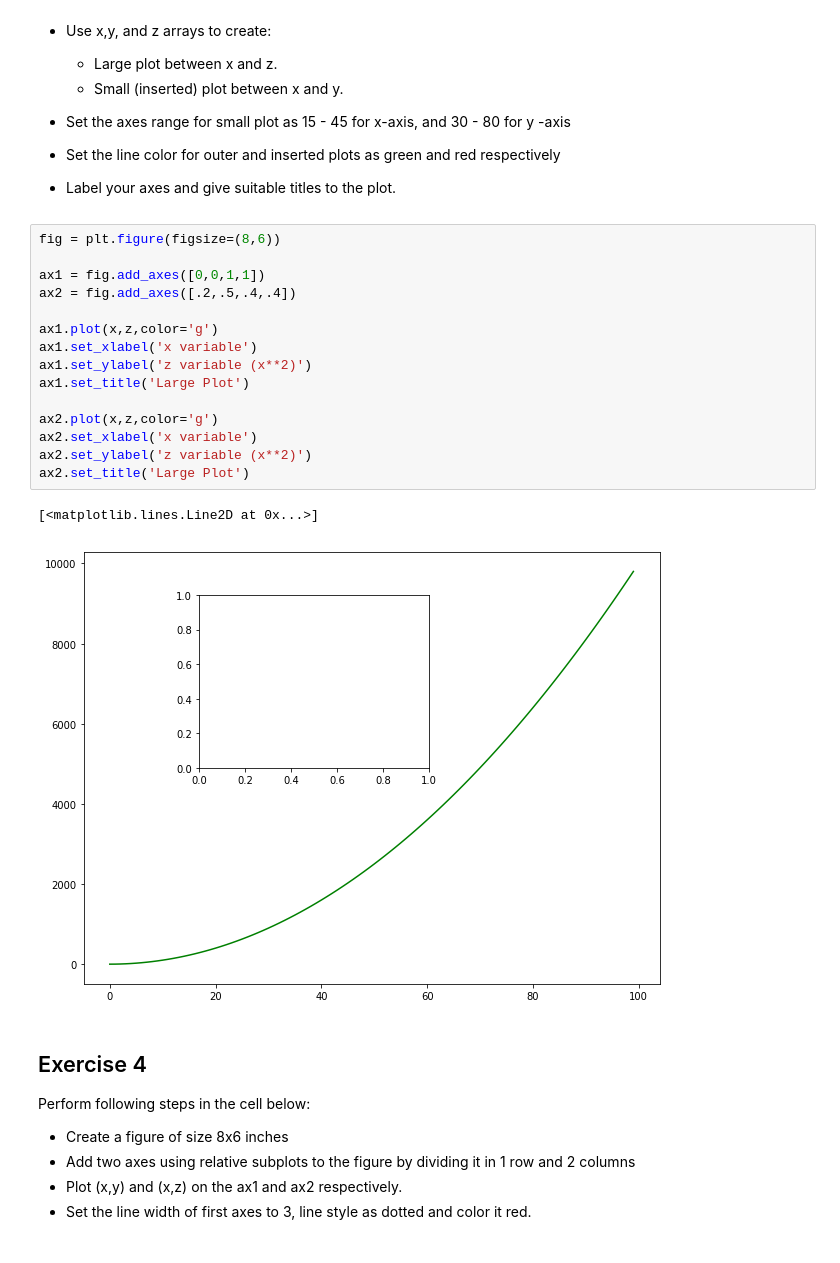
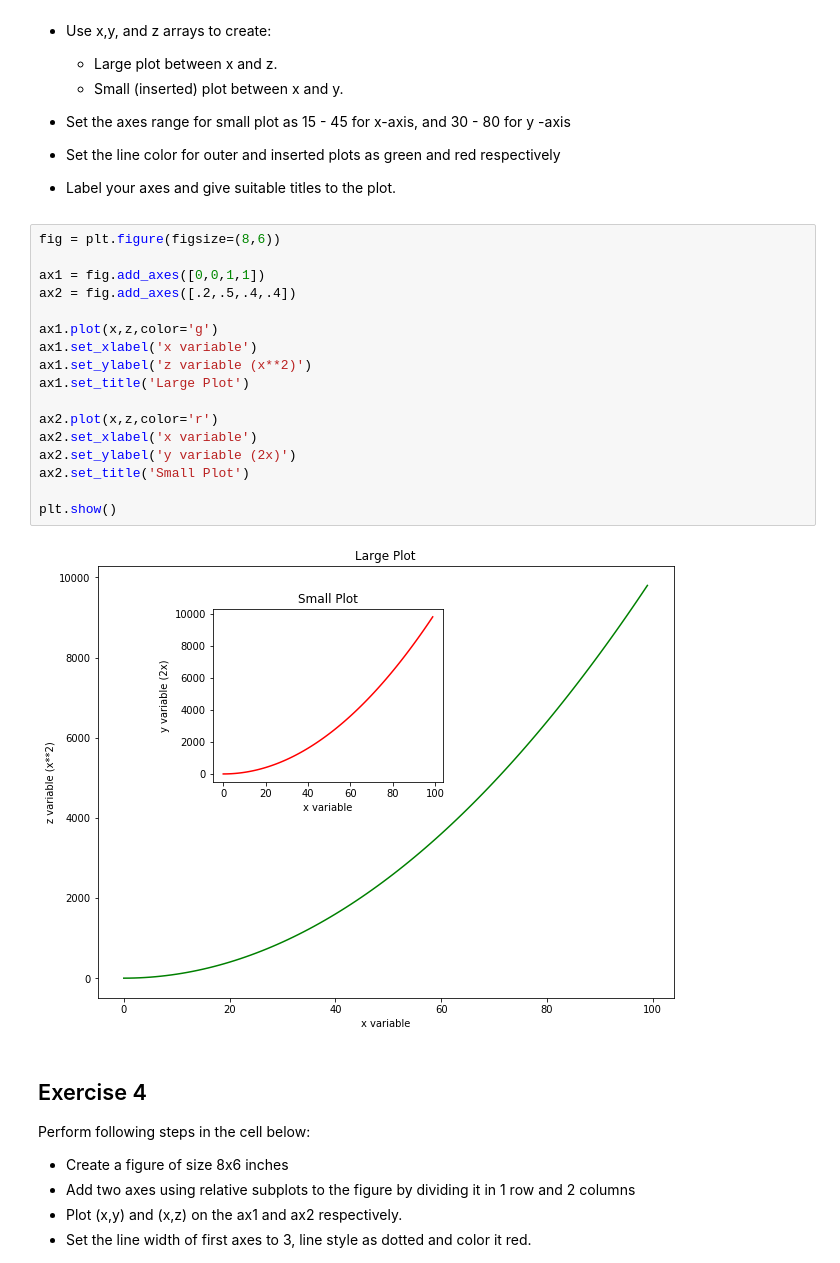
Before and after one commit to slieb74/dsc-1-03-13-customizing-visualizations-with-matplotlib-lab-nyc-career-ds-062518, a Jupyter notebook: index.ipynb, the cells around one changed output. Cells and saved outputs as stored; diff of their text form.

```diff
--- a/index.ipynb
+++ b/index.ipynb
@@ -121,21 +121,22 @@ Perform following tasks in the cell below:
 # %%
 fig = plt.figure(figsize=(8,6))
 
 ax1 = fig.add_axes([0,0,1,1])
 ax2 = fig.add_axes([.2,.5,.4,.4])
 
 ax1.plot(x,z,color='g')
 ax1.set_xlabel('x variable')
 ax1.set_ylabel('z variable (x**2)')
 ax1.set_title('Large Plot')
 
-ax2.plot(x,z,color='g')
+ax2.plot(x,z,color='r')
 ax2.set_xlabel('x variable')
-ax2.set_ylabel('z variable (x**2)')
-ax2.set_title('Large Plot')
+ax2.set_ylabel('y variable (2x)')
+ax2.set_title('Small Plot')
+
+plt.show()
 # %% [output]
-[<matplotlib.lines.Line2D at 0x...>]
-[figure, old version]
+[figure, new version]
 # %% [markdown]
 ## Exercise 4
 
```
